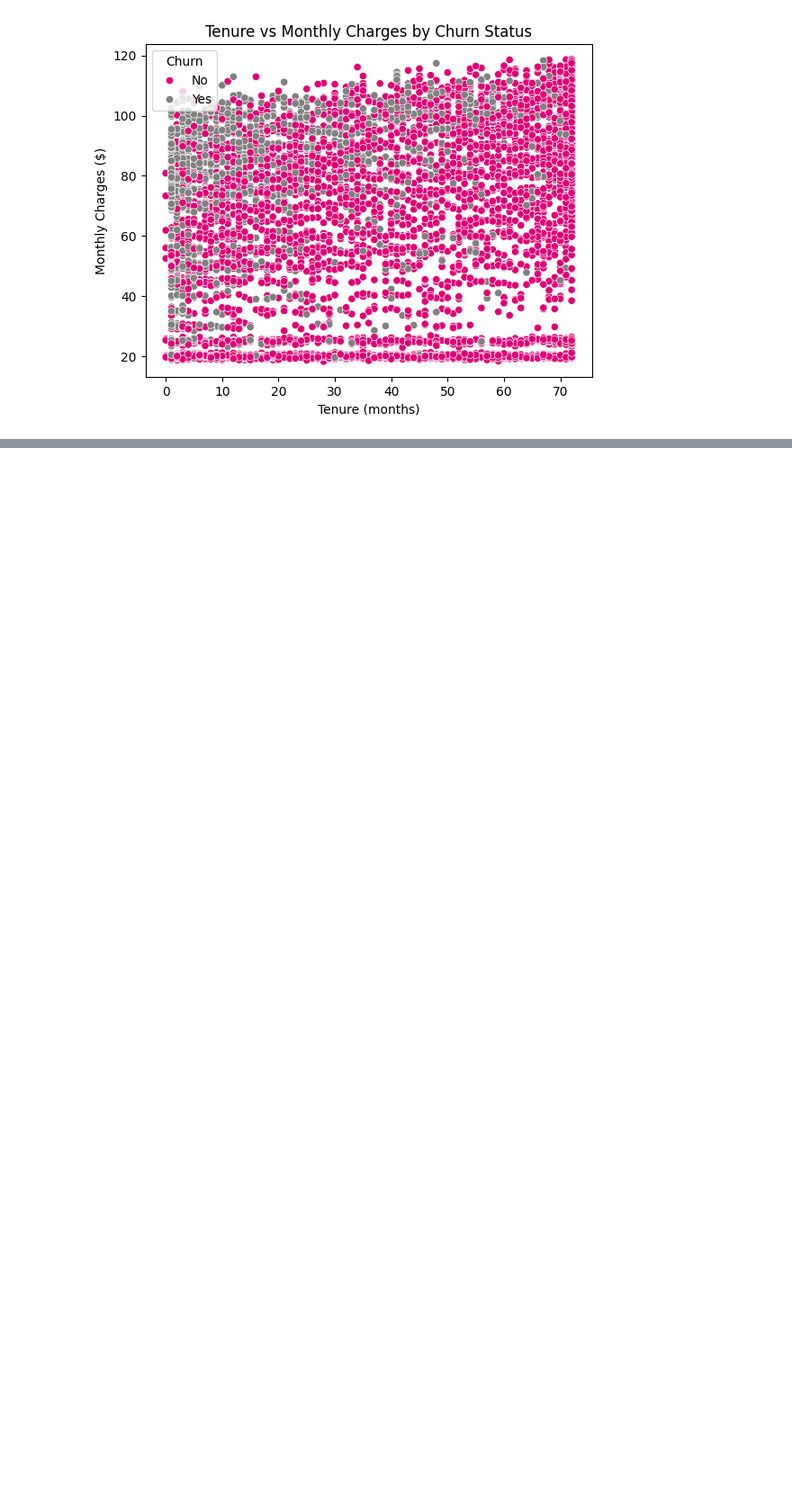
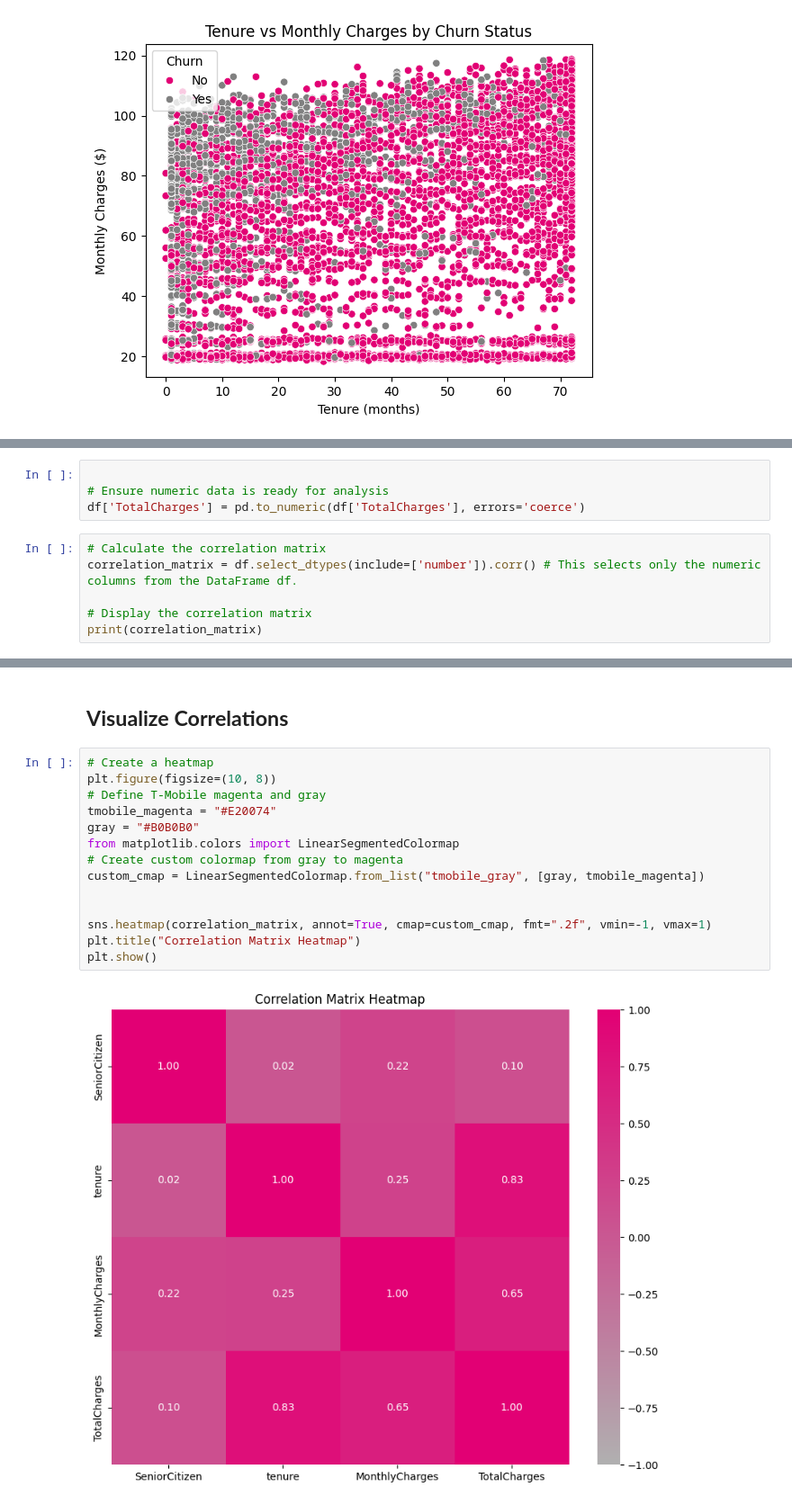
Before and after one commit to KhanhPhantxwes/T-Mobile_Churn_Analysis_Demo, a Jupyter notebook: Visulisation_TelecomChurn_Seaborn_Matplotlib.ipynb, the cells around one changed output, grey strips where cells are left out. Shown at 90% size. Cells and saved outputs as stored; diff of their text form; blank space fills up the shorter version.

```diff
--- a/Visulisation_TelecomChurn_Seaborn_Matplotlib.ipynb
+++ b/Visulisation_TelecomChurn_Seaborn_Matplotlib.ipynb
@@ -117,0 +120,10 @@ plt.show()
+# %%
+
+# Ensure numeric data is ready for analysis
+df['TotalCharges'] = pd.to_numeric(df['TotalCharges'], errors='coerce')
+# %%
+# Calculate the correlation matrix
+correlation_matrix = df.select_dtypes(include=['number']).corr() # This selects only the numeric columns from the DataFrame df.
+
+# Display the correlation matrix
+print(correlation_matrix)
@@ -117,0 +150,18 @@ plt.show()
+# %% [markdown]
+## **Visualize Correlations**
+# %%
+# Create a heatmap
+plt.figure(figsize=(10, 8))
+# Define T-Mobile magenta and gray
+tmobile_magenta = "#E20074"
+gray = "#B0B0B0"
+from matplotlib.colors import LinearSegmentedColormap
+# Create custom colormap from gray to magenta
+custom_cmap = LinearSegmentedColormap.from_list("tmobile_gray", [gray, tmobile_magenta])
+
+
+sns.heatmap(correlation_matrix, annot=True, cmap=custom_cmap, fmt=".2f", vmin=-1, vmax=1)
+plt.title("Correlation Matrix Heatmap")
+plt.show()
+# %% [output]
+[figure, added]
```
Also changed, not shown: parts of 12 cells of this notebook.
